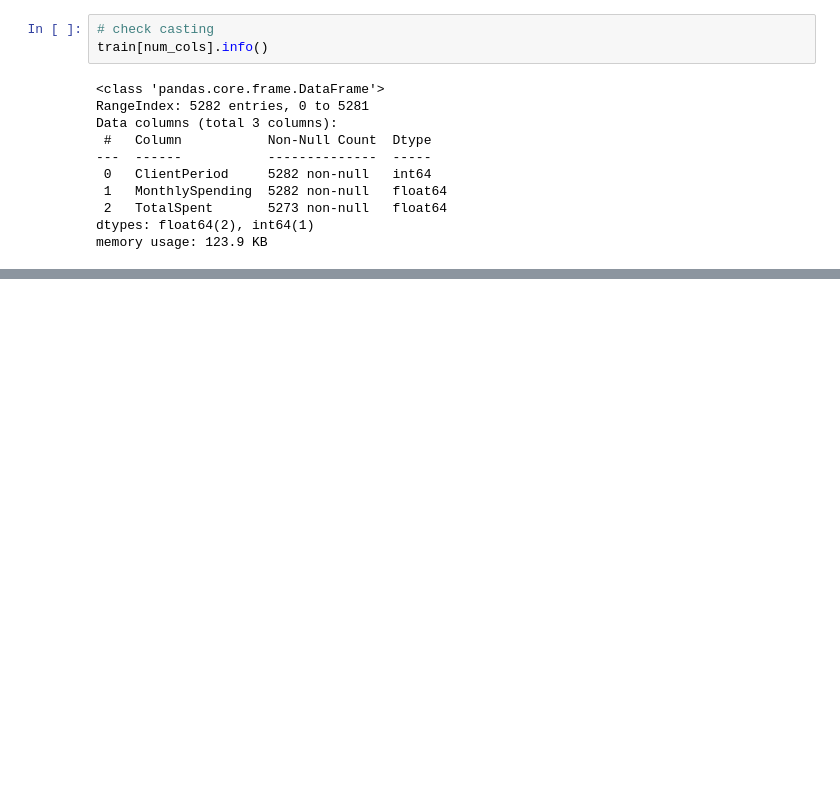
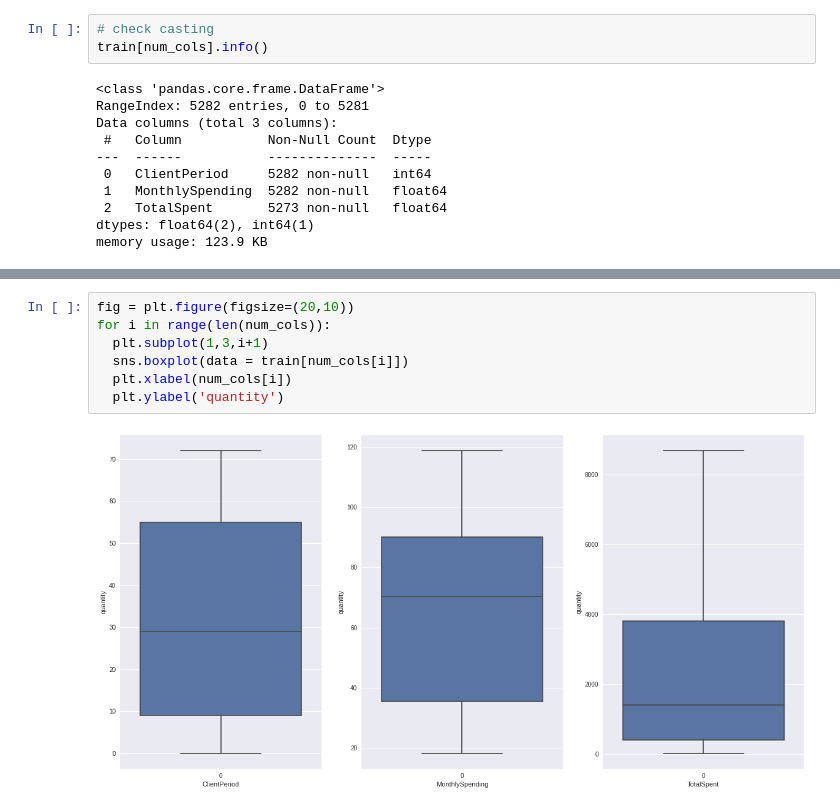
Before and after one commit to SlipShabby/DLSchool, a Jupyter notebook: DL_autumn2021/DL_intermediate/kaggle_prediction/Kaggle_prediction.ipynb, the cells around one changed output, grey strips where cells are left out. Drawn from its saved outputs; the diff is of its cells as text; blank space fills up the shorter version.

```diff
--- a/DL_autumn2021/DL_intermediate/kaggle_prediction/Kaggle_prediction.ipynb
+++ b/DL_autumn2021/DL_intermediate/kaggle_prediction/Kaggle_prediction.ipynb
@@ -197,0 +268,9 @@ memory usage: 123.9 KB
+# %%
+fig = plt.figure(figsize=(20,10))
+for i in range(len(num_cols)):
+  plt.subplot(1,3,i+1)
+  sns.boxplot(data = train[num_cols[i]])
+  plt.xlabel(num_cols[i])
+  plt.ylabel('quantity')
+# %% [output]
+[figure, added]
```
Also changed, not shown: parts of 11 cells of this notebook.
